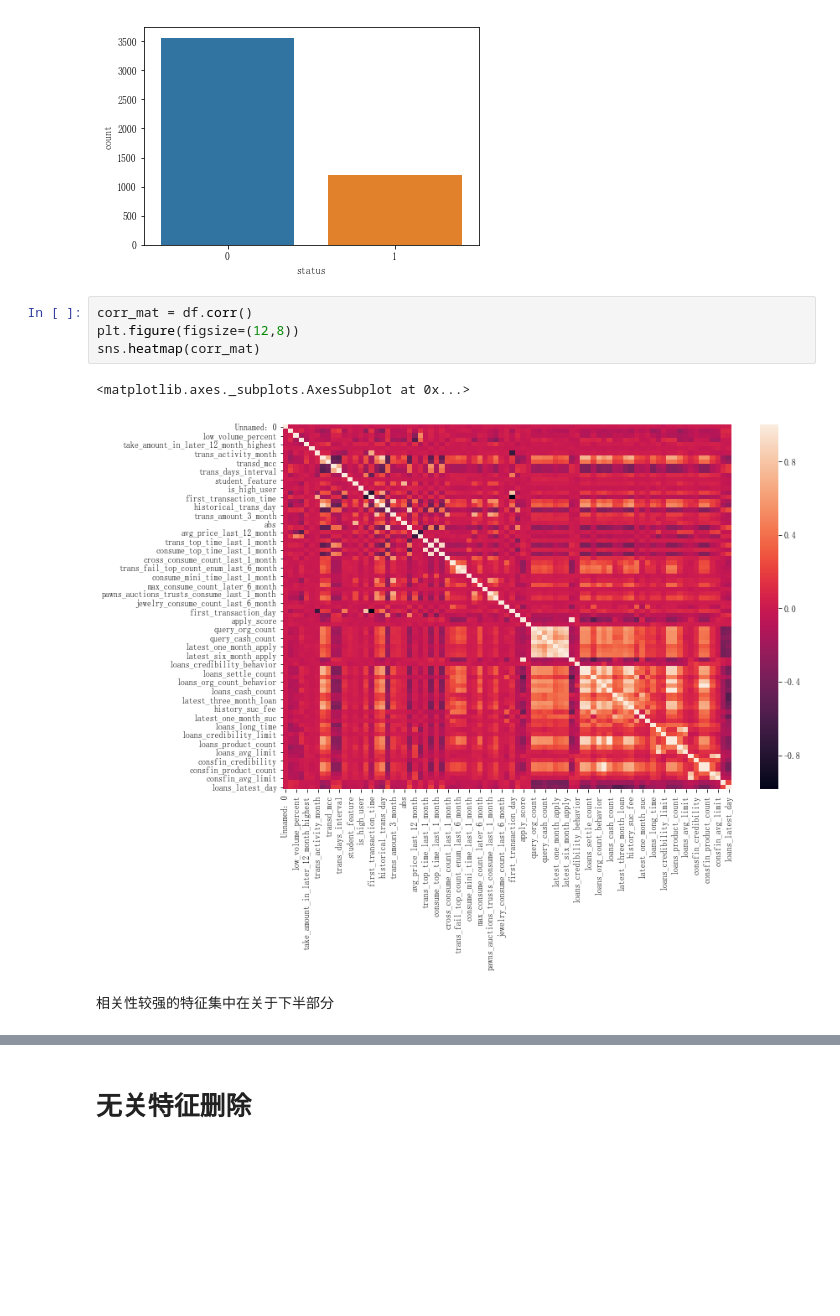
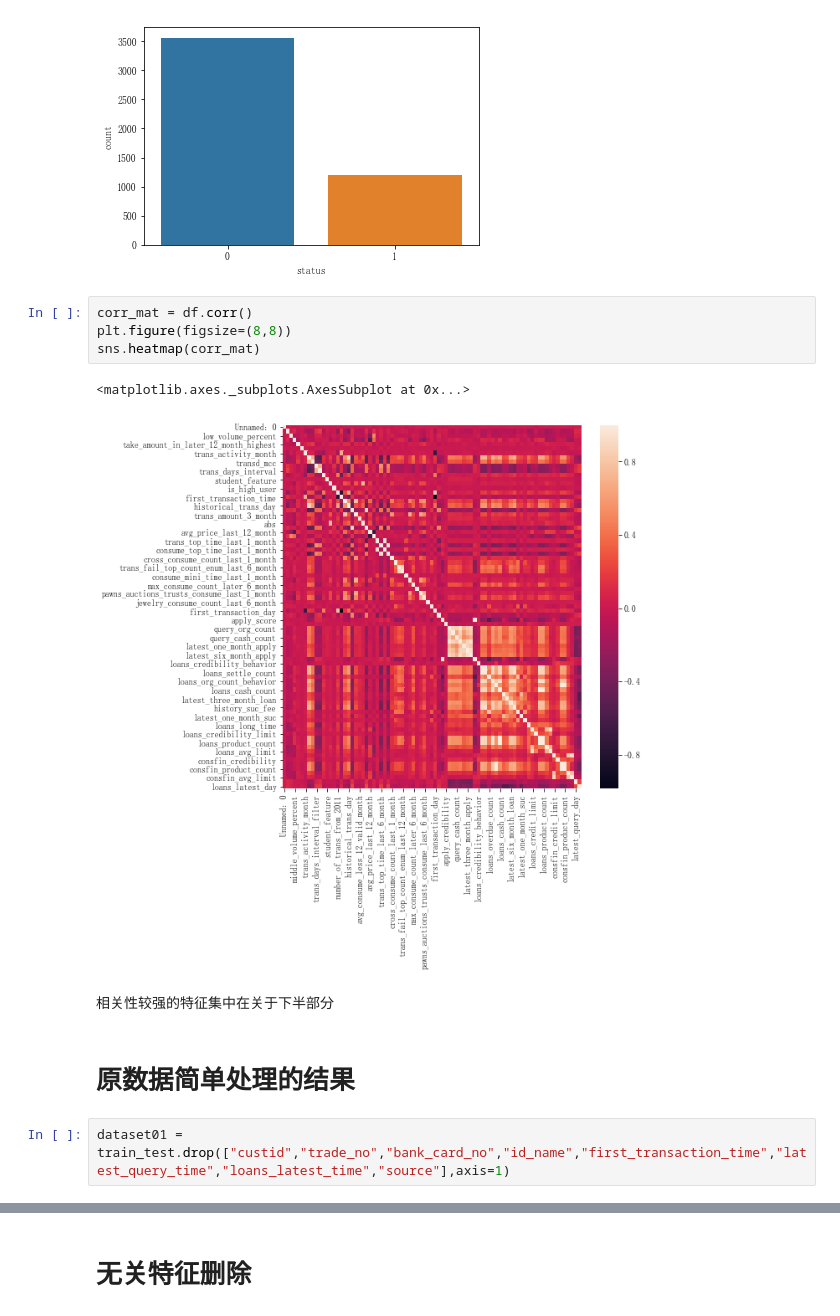
Before and after one commit to hotheat/FinancialData, a Jupyter notebook: 金融数据-不填充缺失值.ipynb, the cells around one changed output, grey strips where cells are left out. Cells and saved outputs as stored; diff of their text form; blank space fills up the shorter version.

```diff
--- a/金融数据-不填充缺失值.ipynb
+++ b/金融数据-不填充缺失值.ipynb
@@ -100,10 +89,14 @@ sns.countplot(y)
 [figure]
 # %%
 corr_mat = df.corr()
-plt.figure(figsize=(12,8))
+plt.figure(figsize=(8,8))
 sns.heatmap(corr_mat)
 # %% [output]
 <matplotlib.axes._subplots.AxesSubplot at 0x...>
-[figure, old version]
+[figure, new version]
 # %% [markdown]
 相关性较强的特征集中在关于下半部分
+# %% [markdown]
+# 原数据简单处理的结果
+# %%
+dataset01 = train_test.drop(["custid","trade_no","bank_card_no","id_name","first_transaction_time","latest_query_time","loans_latest_time","source"],axis=1)
```
Also changed, not shown: parts of 59 cells of this notebook, 3 other files.
